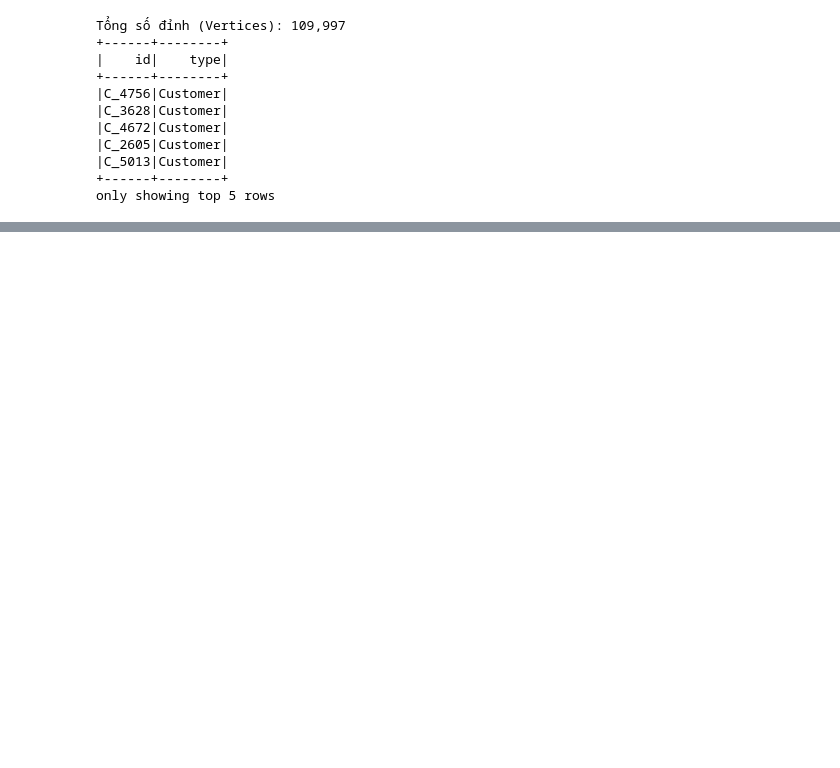
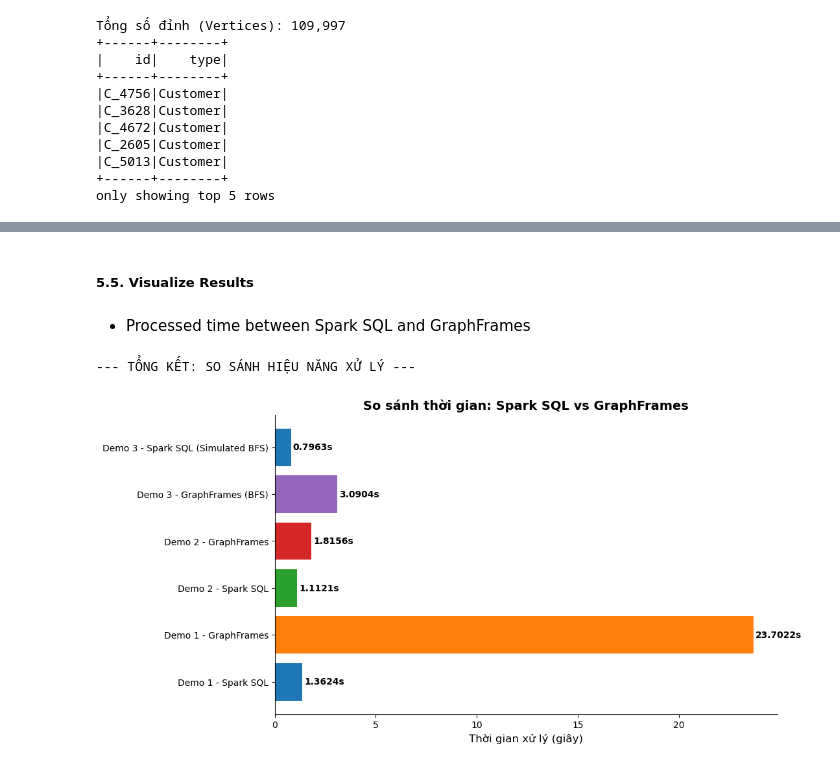
Before and after one commit to thanhnhat31/big-data.group-3.msa29hcm, a Jupyter notebook: notebooks/04_Spark_GraphFrame_Demo.ipynb, the cells around one changed output, grey strips where cells are left out. Saved outputs shown, nothing was run; the diff lists cells and outputs as text; code cells hidden in the pictures; blank space fills up the shorter version.

```diff
--- a/notebooks/04_Spark_GraphFrame_Demo.ipynb
+++ b/notebooks/04_Spark_GraphFrame_Demo.ipynb
@@ -147,0 +656,32 @@ only showing top 5 rows
+# %% [markdown]
+##### 5.5. Visualize Results
+# %% [markdown]
+- Processed time between Spark SQL and GraphFrames
+# %%
+import matplotlib.pyplot as plt
+
+print("--- TỔNG KẾT: SO SÁNH HIỆU NĂNG XỬ LÝ ---")
+
+# Lấy dữ liệu từ dictionary execution_times
+labels = list(execution_times.keys())
+times = list(execution_times.values())
+
+# Vẽ biểu đồ thanh ngang
+plt.figure(figsize=(10, 6))
+bars = plt.barh(labels, times, color=['#1f77b4', '#ff7f0e', '#2ca02c', '#d62728', '#9467bd'][:len(labels)])
+plt.xlabel('Thời gian xử lý (giây)', fontsize=12)
+plt.title('So sánh thời gian: Spark SQL vs GraphFrames', fontsize=14, fontweight='bold')
+
+# Thêm text thời gian thực tế bên cạnh mỗi cột
+for bar in bars:
+    xval = bar.get_width()
+    plt.text(xval + 0.1, bar.get_y() + bar.get_height()/2, f'{xval:.4f}s', va='center', fontweight='bold')
+
+# Căn chỉnh lại viền biểu đồ cho thanh thoát
+plt.gca().spines['top'].set_visible(False)
+plt.gca().spines['right'].set_visible(False)
+
+plt.show()
+# %% [output]
+--- TỔNG KẾT: SO SÁNH HIỆU NĂNG XỬ LÝ ---
+[figure, added]
```
Also changed, not shown: parts of 43 cells of this notebook, 2 other files.
